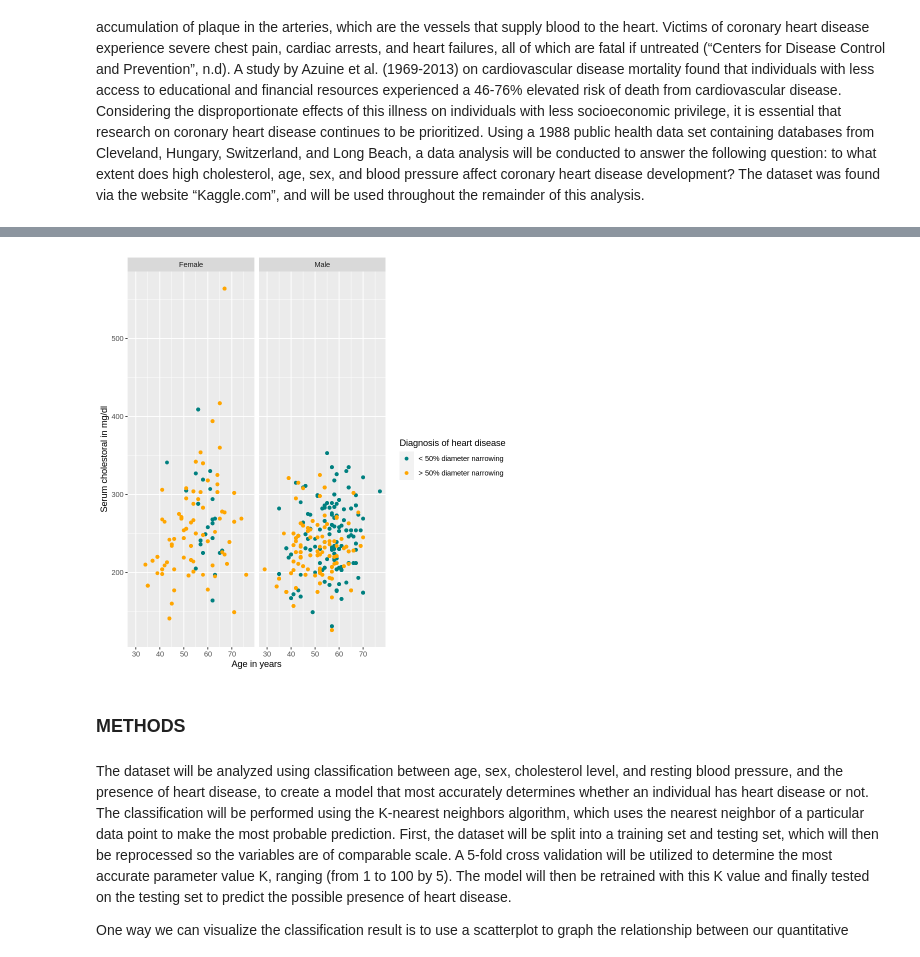
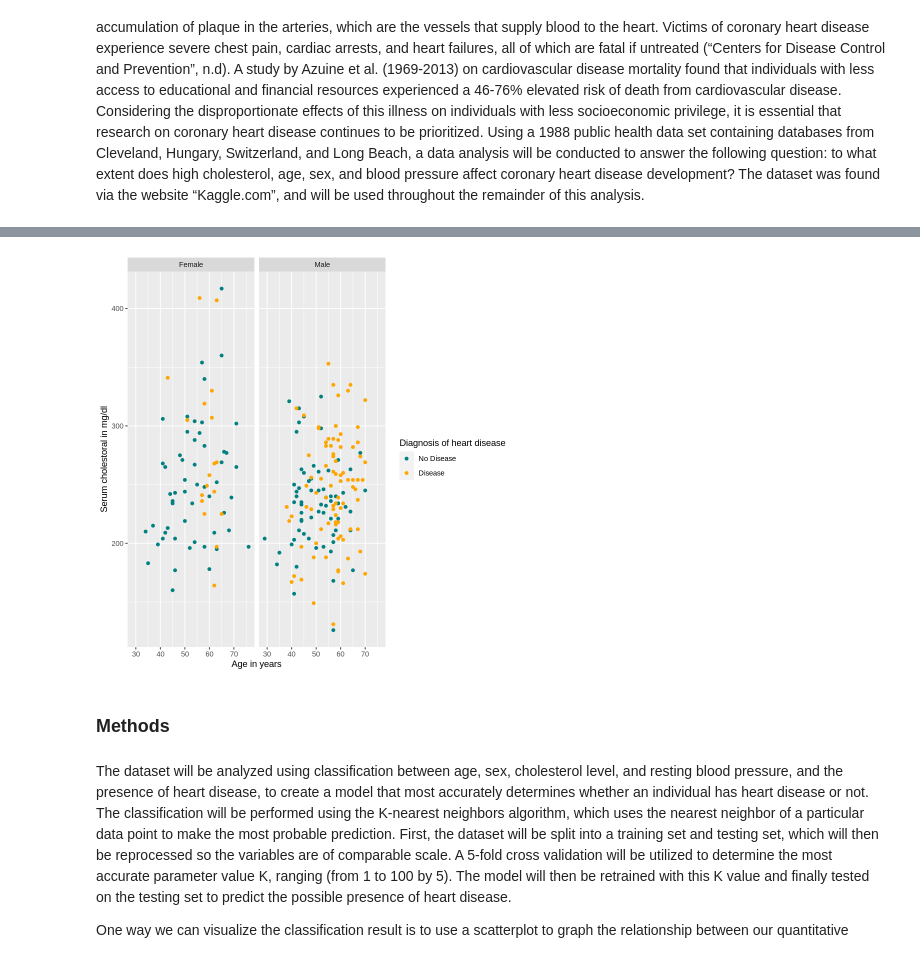
Before and after one commit to zjz02/DSCI-100-Group_41, a Jupyter notebook: Project Proposal.ipynb, the cells around one changed output, grey strips where cells are left out. Saved outputs shown, nothing was run; the diff lists cells and outputs as text; code cells hidden in the pictures.

```diff
--- a/Project Proposal.ipynb
+++ b/Project Proposal.ipynb
@@ -51,10 +53,10 @@ A tibble: 6 × 14
 # %%
 select_data <- heart_data |>
-            select(age, sex, chol, target)
+            select(age, sex, chol, condition)
 # %%
 set.seed(100)
 
-hd_split <- initial_split(select_data, prop = 0.75, strata = target)
+hd_split <- initial_split(select_data, prop = 0.75, strata = condition)
 hd_train <- training(hd_split)
 hd_test <- testing(hd_split)
 # %%
@@ -74,14 +76,14 @@ summary(hd_train)
 # %%
-hd_plot <- ggplot(hd_train, aes(x = age, y = chol, group = target, color = as_factor(target))) +
+hd_plot <- ggplot(hd_train, aes(x = age, y = chol, group = condition, color = as_factor(condition))) +
         geom_point() +
         labs(x = "Age in years", y = "Serum cholestoral in mg/dl", colour = "Diagnosis of heart disease") +
         facet_grid(cols = vars(sex), labeller = labeller(sex = c("1" = "Male", "0" = "Female"))) +
-        scale_color_manual(labels = c("0" = "< 50% diameter narrowing", "1" = "> 50% diameter narrowing"), values = c("#008080", "#FFA500"))
+        scale_color_manual(labels = c("0" = "No Disease", "1" = "Disease"), values = c("#008080", "#FFA500"))
 hd_plot
 # %% [output]
-[figure, old version]
+[figure, new version]
 # %% [markdown]
-### METHODS
+### Methods
 # %% [markdown]
 The dataset will be analyzed using classification between age, sex, cholesterol level, and resting blood pressure, and the presence of heart disease, to create a model that most accurately determines whether an individual has heart disease or not. The classification will be performed using the K-nearest neighbors algorithm, which uses the nearest neighbor of a particular data point to make the most probable prediction. First, the dataset will be split into a training set and testing set, which will then be reprocessed so the variables are of comparable scale. A 5-fold cross validation will be utilized to determine the most accurate parameter value K, ranging (from 1 to 100 by 5). The model will then be retrained with this K value and finally tested on the testing set to predict the possible presence of heart disease.
 
```
Also changed, not shown: parts of 9 cells of this notebook.
